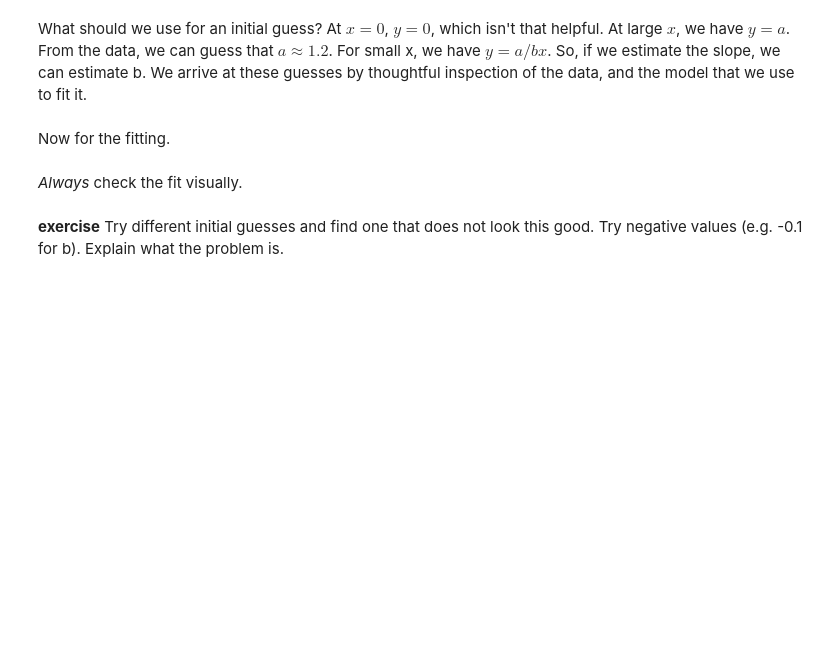
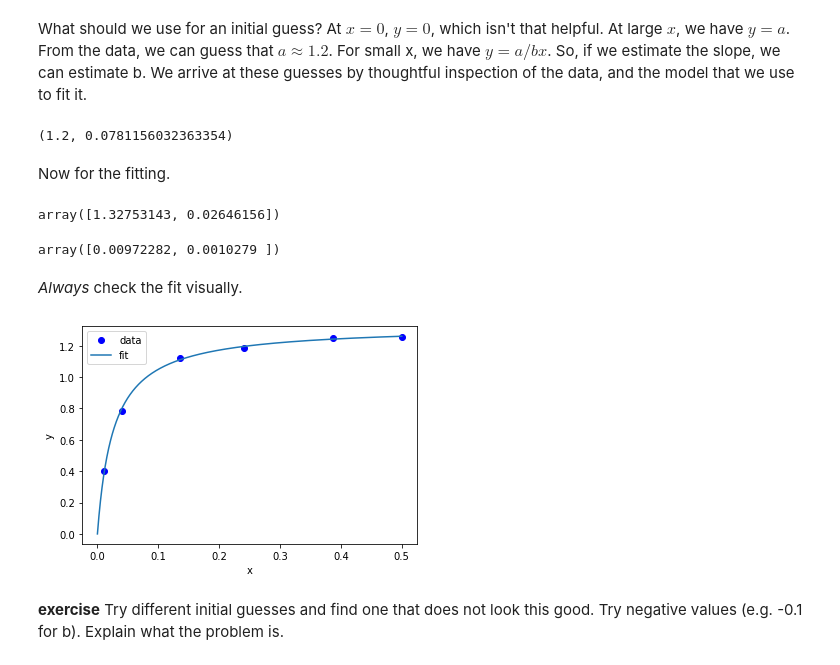
Before and after one commit to Steel-Bank-codespaces/f22-06623, a Jupyter notebook: lectures/11-regression/11-regression.ipynb, the cells around one changed output. Drawn from its saved outputs; the diff is of its cells as text; code cells hidden in the pictures; blank space fills up the shorter version.

```diff
--- a/lectures/11-regression/11-regression.ipynb
+++ b/lectures/11-regression/11-regression.ipynb
@@ -248,7 +357,9 @@ a0 = 1.2
 m = np.gradient(y, x, edge_order=2)  # m = a / b  ->  b = a / m
 
 b0 = a0 / m[-1]
-a0, b0, (y[-1] - y[-2]) / (x[-1] - x[-2]), 0.4 / 0.02
+a0, b0
+# %% [output]
+(1.2, 0.0781156032363354)
 # %% [markdown]
 Now for the fitting.
 # %%
@@ -257,19 +368,27 @@ def func(x, a, b):
     return a * x / (b + x)
 
 
-initial_guess = [a0, 0.1]
+initial_guess = [a0, b0]
 pars, pcov = curve_fit(func, x, y, p0=initial_guess)
 
 pars
+# %% [output]
+array([1.32753143, 0.02646156])
+# %%
+np.sqrt(np.diag(pcov))
+# %% [output]
+array([0.00972282, 0.0010279 ])
 # %% [markdown]
 *Always* check the fit visually.
 # %%
 plt.plot(x, y, "bo")
-xfit = np.linspace(0, 0.5)
+xfit = np.linspace(0, 0.5, 1000)
 plt.plot(xfit, func(xfit, *pars))
 plt.xlabel("x")
 plt.ylabel("y")
 plt.legend(["data", "fit"]);
+# %% [output]
+[figure, added]
 # %% [markdown]
 **exercise** Try different initial guesses and find one that does not look this good. Try negative values (e.g. -0.1 for b). Explain what the problem is.
 # %% [markdown]
```
Also changed, not shown: parts of 31 cells of this notebook, 1 other file.
